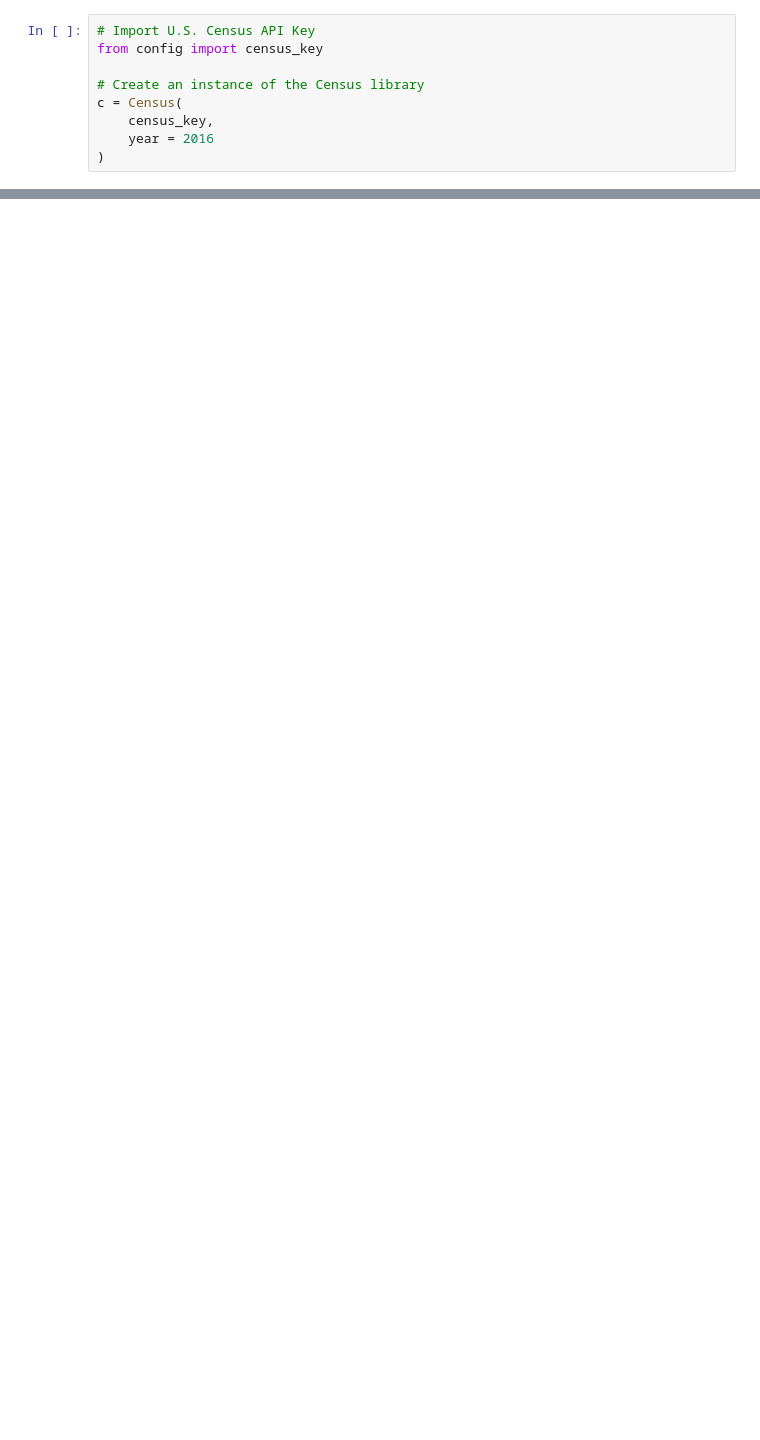
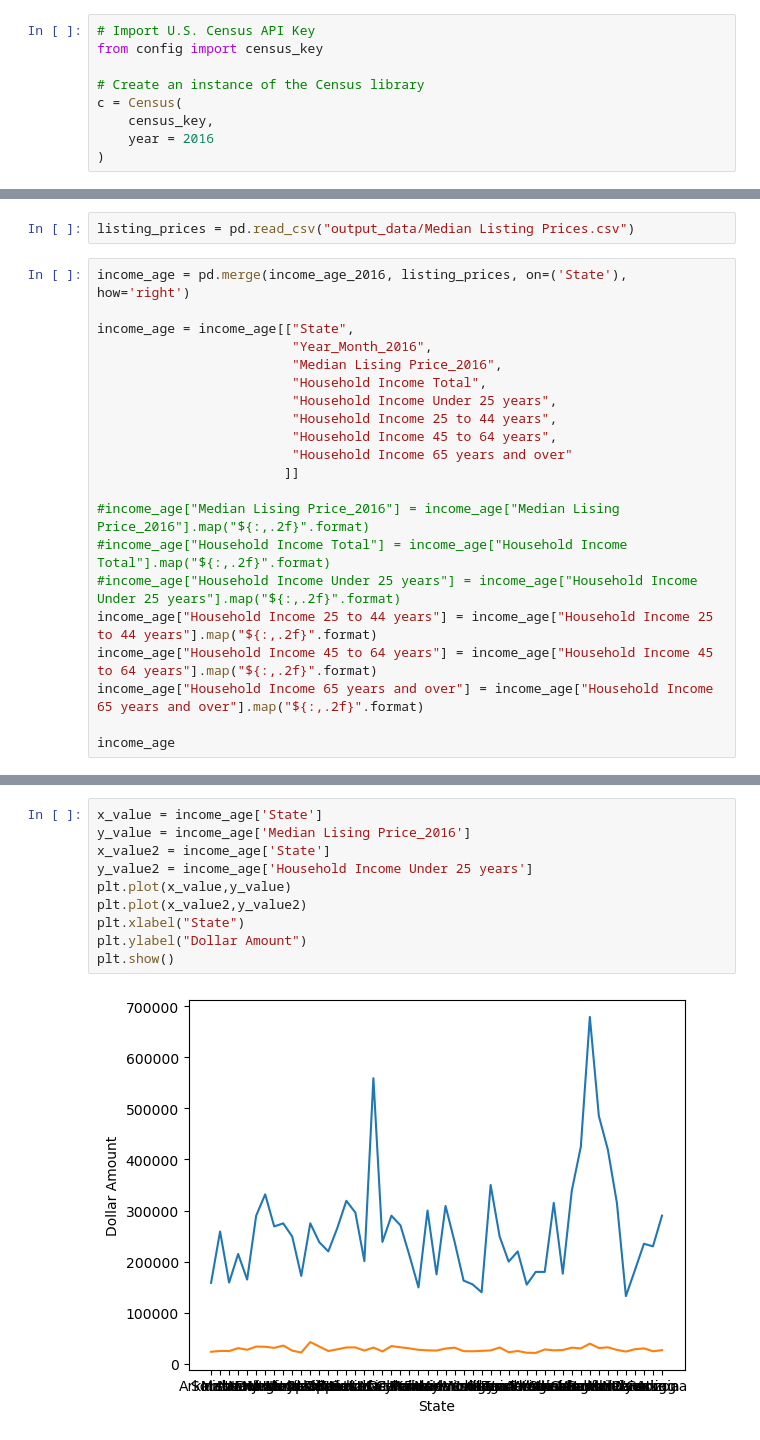
Before and after one commit to aalafa/group-project-1, a Jupyter notebook: Housing and Income Data/Income_Age_2016.ipynb, the cells around one changed output, grey strips where cells are left out. Saved outputs shown, nothing was run; the diff lists cells and outputs as text; blank space fills up the shorter version.

```diff
--- a/Housing and Income Data/Income_Age_2016.ipynb
+++ b/Housing and Income Data/Income_Age_2016.ipynb
@@ -81,0 +88,23 @@ Number of rows in the DataFrame: 52
+# %%
+listing_prices = pd.read_csv("output_data/Median Listing Prices.csv")
+# %%
+income_age = pd.merge(income_age_2016, listing_prices, on=('State'), how='right')
+
+income_age = income_age[["State",
+                         "Year_Month_2016",
+                         "Median Lising Price_2016",
+                         "Household Income Total",
+                         "Household Income Under 25 years",
+                         "Household Income 25 to 44 years",
+                         "Household Income 45 to 64 years",
+                         "Household Income 65 years and over"
+                        ]]
+
+#income_age["Median Lising Price_2016"] = income_age["Median Lising Price_2016"].map("${:,.2f}".format)
+#income_age["Household Income Total"] = income_age["Household Income Total"].map("${:,.2f}".format)
+#income_age["Household Income Under 25 years"] = income_age["Household Income Under 25 years"].map("${:,.2f}".format)
+income_age["Household Income 25 to 44 years"] = income_age["Household Income 25 to 44 years"].map("${:,.2f}".format)
+income_age["Household Income 45 to 64 years"] = income_age["Household Income 45 to 64 years"].map("${:,.2f}".format)
+income_age["Household Income 65 years and over"] = income_age["Household Income 65 years and over"].map("${:,.2f}".format)
+
+income_age
@@ -81,0 +129,12 @@ Number of rows in the DataFrame: 52
+# %%
+x_value = income_age['State']
+y_value = income_age['Median Lising Price_2016']
+x_value2 = income_age['State']
+y_value2 = income_age['Household Income Under 25 years']
+plt.plot(x_value,y_value)
+plt.plot(x_value2,y_value2)
+plt.xlabel("State")
+plt.ylabel("Dollar Amount")
+plt.show()
+# %% [output]
+[figure, added]
```
Also changed, not shown: parts of 3 cells of this notebook, 7 other files.
